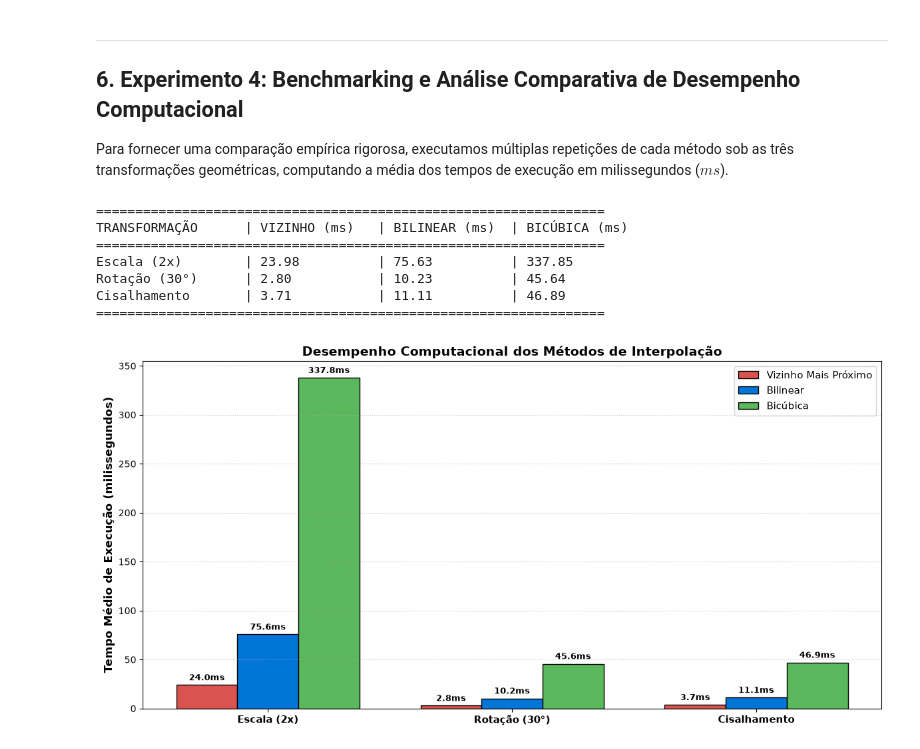
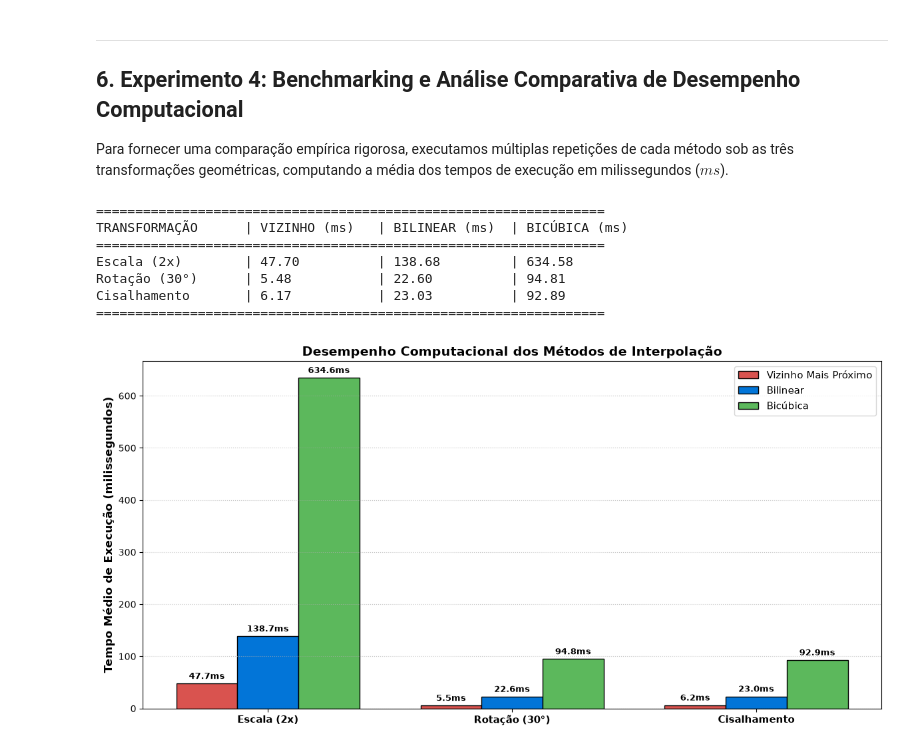
Before and after one commit to JM3L0/Top_visao, a Jupyter notebook: 06_Atividade/06_Atividade_Transformacao_e_Interpolacao.ipynb, the cells around one changed output. Drawn from its saved outputs; the diff is of its cells as text; code cells hidden in the pictures.

```diff
--- a/06_Atividade/06_Atividade_Transformacao_e_Interpolacao.ipynb
+++ b/06_Atividade/06_Atividade_Transformacao_e_Interpolacao.ipynb
@@ -501,8 +494,8 @@ Tempo Cisalhamento (Bicúbica):             97.55 ms
 
 Para fornecer uma comparação empírica rigorosa, executamos múltiplas repetições de cada método sob as três transformações geométricas, computando a média dos tempos de execução em milissegundos ($ms$).
 # %%
-# Benchmark rápido e direto
-num_repeticoes = 2
+# Benchmark com múltiplas iterações
+num_repeticoes = 5
 
 tempos = {
     'Escala (2x)': {'NN': [], 'Bilinear': [], 'Bicúbica': []},
@@ -561,34 +554,34 @@ rects1 = ax.bar(x - width, nn_vals, width, label='Vizinho Mais Próximo', color=
 rects2 = ax.bar(x, bil_vals, width, label='Bilinear', color='#0275d8', edgecolor='black')
 rects3 = ax.bar(x + width, bic_vals, width, label='Bicúbica', color='#5cb85c', edgecolor='black')
 
 ax.set_ylabel('Tempo Médio de Execução (milissegundos)', fontsize=12, fontweight='bold')
 ax.set_title('Desempenho Computacional dos Métodos de Interpolação', fontsize=14, fontweight='bold')
 ax.set_xticks(x)
 ax.set_xticklabels(labels, fontsize=11, fontweight='bold')
 ax.legend(fontsize=11)
 ax.grid(axis='y', linestyle=':', alpha=0.7)
 
 def autolabel(rects):
     for rect in rects:
         h = rect.get_height()
         ax.annotate(f'{h:.1f}ms',
                     xy=(rect.get_x() + rect.get_width() / 2, h),
                     xytext=(0, 3),
                     textcoords="offset points",
                     ha='center', va='bottom', fontsize=9, fontweight='bold')
 
 autolabel(rects1)
 autolabel(rects2)
 autolabel(rects3)
 
 plt.tight_layout()
 plt.show()
 # %% [output]
 =================================================================
 TRANSFORMAÇÃO      | VIZINHO (ms)   | BILINEAR (ms)  | BICÚBICA (ms)
 =================================================================
-Escala (2x)        | 23.98          | 75.63          | 337.85
-Rotação (30°)      | 2.80           | 10.23          | 45.64
-Cisalhamento       | 3.71           | 11.11          | 46.89
+Escala (2x)        | 47.70          | 138.68         | 634.58
+Rotação (30°)      | 5.48           | 22.60          | 94.81
+Cisalhamento       | 6.17           | 23.03          | 92.89
 =================================================================
-[figure, old version]
+[figure, new version]
```
Also changed, not shown: parts of 8 cells of this notebook.
